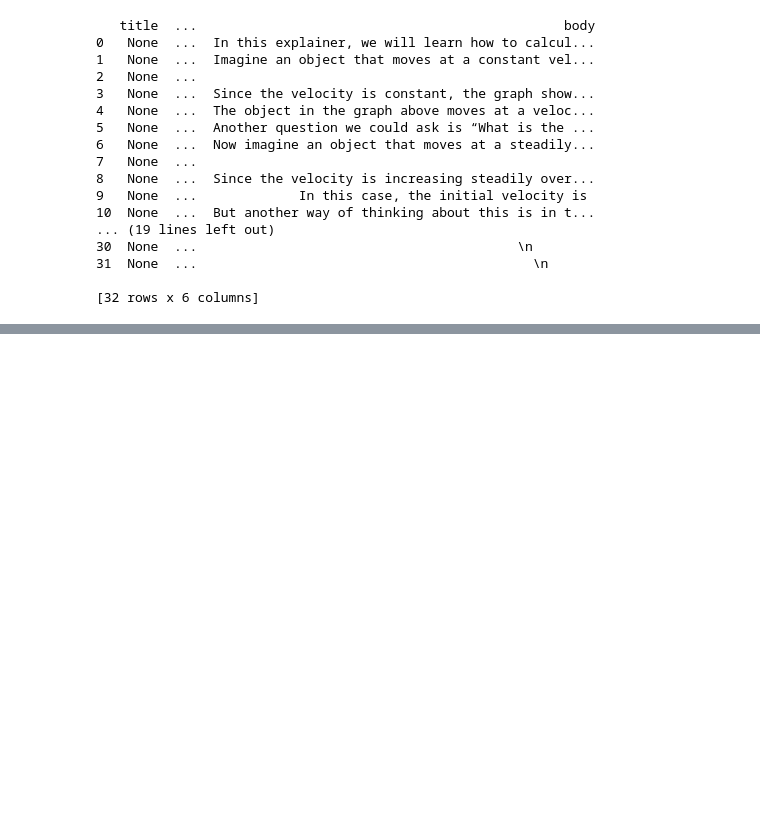
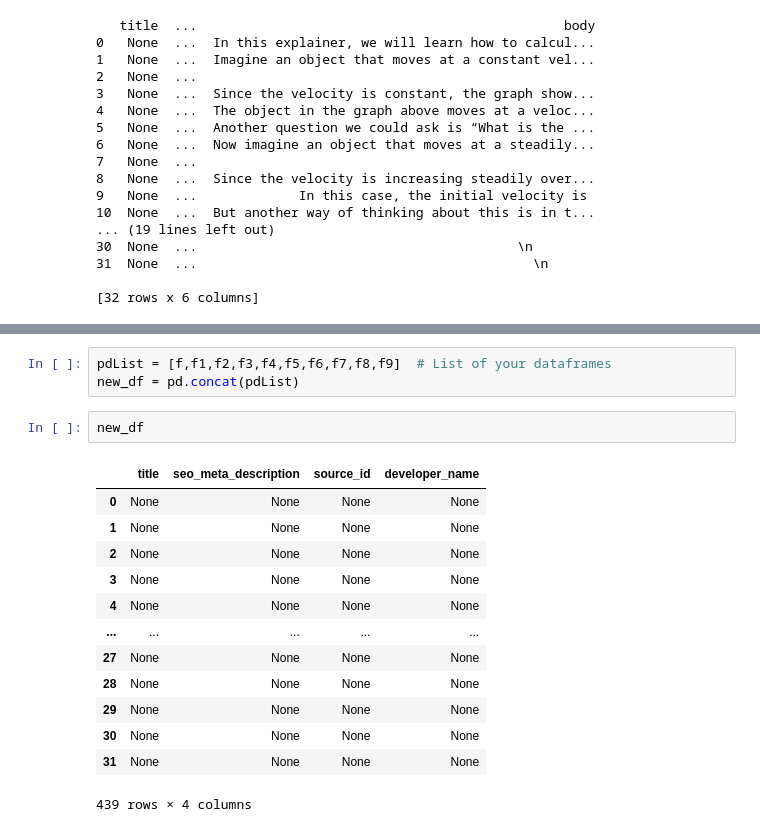
Before and after one commit to shohdy-hash/Machine-Learing-Deep-Learning-, a Jupyter notebook: Repos.ipynb, the cells around one changed output, grey strips where cells are left out. Saved outputs shown, nothing was run; the diff lists cells and outputs as text; blank space fills up the shorter version.

```diff
--- a/Repos.ipynb
+++ b/Repos.ipynb
@@ -970,0 +973,19 @@ f8
+# %%
+pdList = [f,f1,f2,f3,f4,f5,f6,f7,f8,f9]  # List of your dataframes
+new_df = pd.concat(pdList)
+# %%
+new_df
+# %% [output]
+|  | title | seo_meta_description | source_id | developer_name |
+| 0 | None | None | None | None |
+| 1 | None | None | None | None |
+| 2 | None | None | None | None |
+| 3 | None | None | None | None |
+| 4 | None | None | None | None |
+| ... | ... | ... | ... | ... |
+| 27 | None | None | None | None |
+| 28 | None | None | None | None |
+| 29 | None | None | None | None |
+| 30 | None | None | None | None |
+| 31 | None | None | None | None |
+439 rows × 4 columns
```
Also changed, not shown: parts of 4 cells of this notebook.
